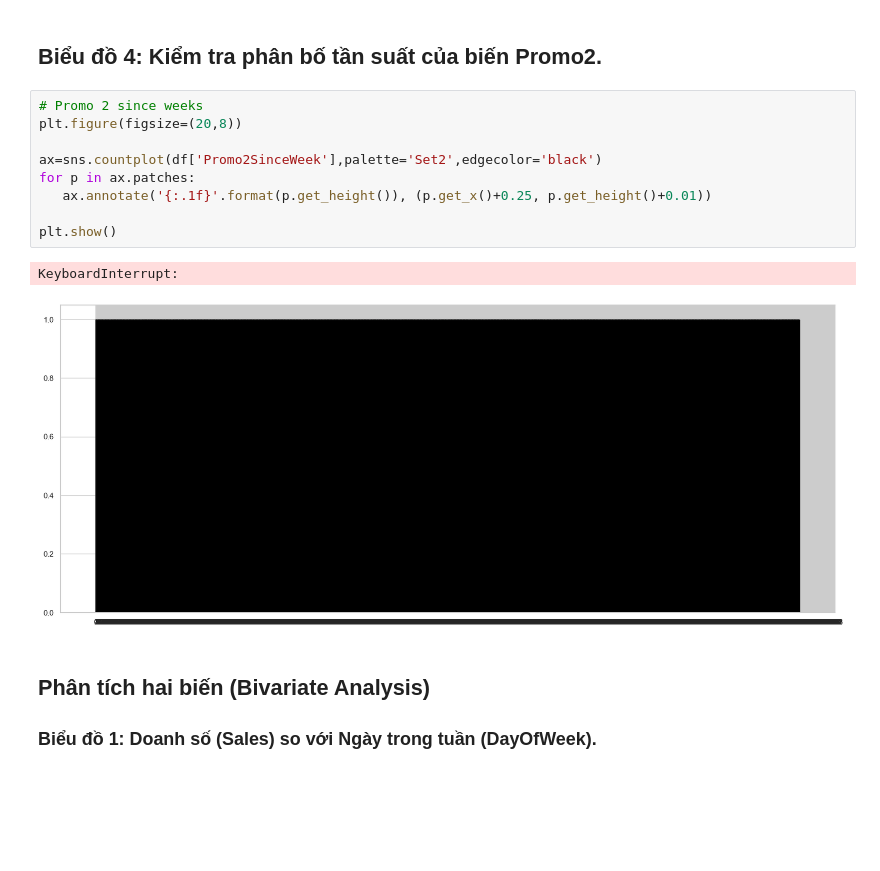
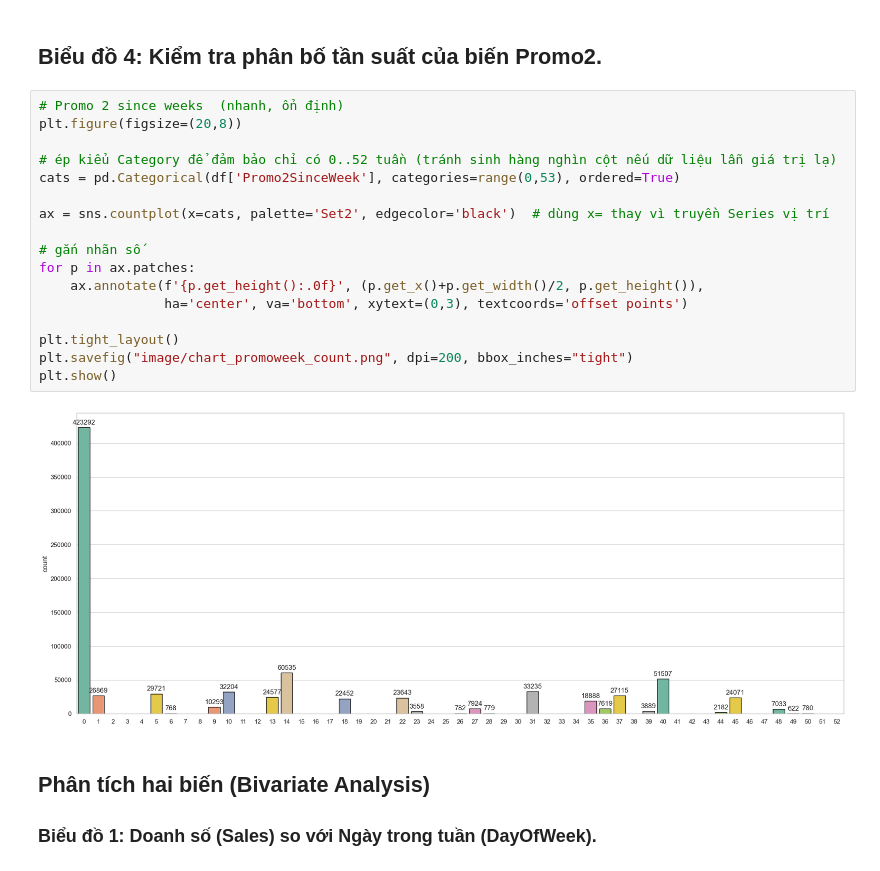
Before and after one commit to LeHung1705/rossmann-sales-forecasting-using-ml, a Jupyter notebook: 02_eda.ipynb, the cells around one changed output. Saved outputs shown, nothing was run; the diff lists cells and outputs as text; blank space fills up the shorter version.

Commit message:
cap nhat chart 4

```diff
--- a/02_eda.ipynb
+++ b/02_eda.ipynb
@@ -304,18 +304,25 @@ Passing `palette` without assigning `hue` is deprecated and will be removed in v
 Chưa làm được State Holiday bị sai
 # %% [markdown]
 ## Biểu đồ 4: Kiểm tra phân bố tần suất của biến Promo2.
-# %%
-# Promo 2 since weeks
-plt.figure(figsize=(20,8))
-
-ax=sns.countplot(df['Promo2SinceWeek'],palette='Set2',edgecolor='black')
-for p in ax.patches:
-   ax.annotate('{:.1f}'.format(p.get_height()), (p.get_x()+0.25, p.get_height()+0.01))
-
-plt.show()
-# %% [output]
-KeyboardInterrupt:
-[figure, removed]
+# %%
+# Promo 2 since weeks  (nhanh, ổn định)
+plt.figure(figsize=(20,8))
+
+# ép kiểu Category để đảm bảo chỉ có 0..52 tuần (tránh sinh hàng nghìn cột nếu dữ liệu lẫn giá trị lạ)
+cats = pd.Categorical(df['Promo2SinceWeek'], categories=range(0,53), ordered=True)
+
+ax = sns.countplot(x=cats, palette='Set2', edgecolor='black')  # dùng x= thay vì truyền Series vị trí
+
+# gắn nhãn số
+for p in ax.patches:
+    ax.annotate(f'{p.get_height():.0f}', (p.get_x()+p.get_width()/2, p.get_height()),
+                ha='center', va='bottom', xytext=(0,3), textcoords='offset points')
+
+plt.tight_layout()
+plt.savefig("image/chart_promoweek_count.png", dpi=200, bbox_inches="tight")
+plt.show()
+# %% [output]
+[figure, added]
 # %% [markdown]
 ## Phân tích hai biến (Bivariate Analysis)
  ### Biểu đồ 1: Doanh số (Sales) so với Ngày trong tuần (DayOfWeek).
```
Also changed, not shown: 1 other file.
